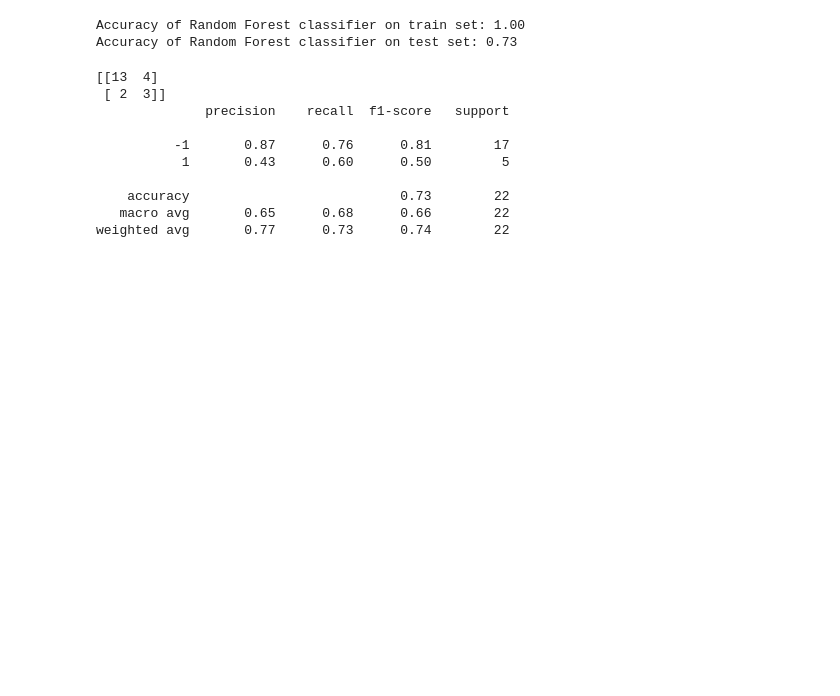
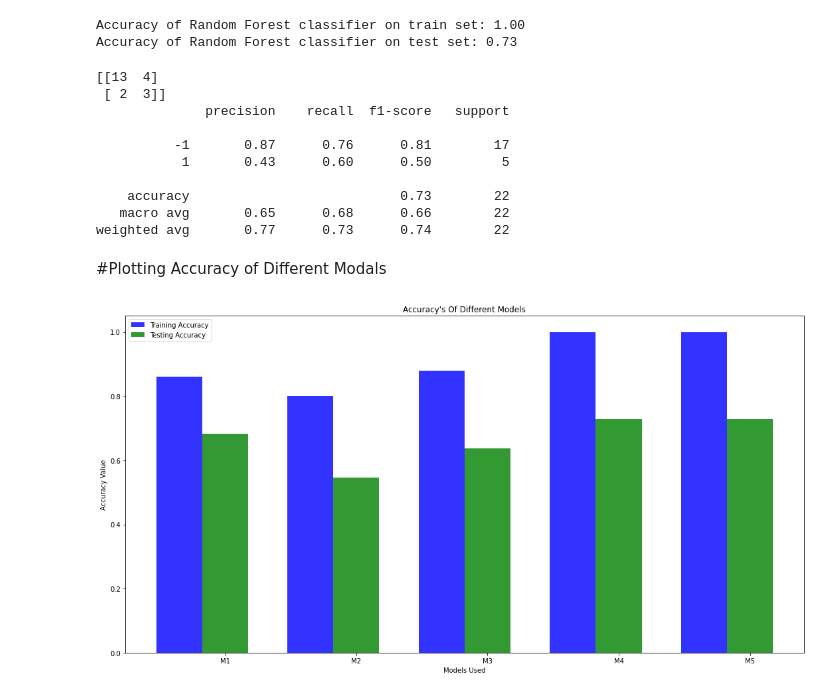
Before and after one commit to RhythemNagpal/leukemia_detector, a Jupyter notebook: leukemia_detector.ipynb, the cells around one changed output. Cells and saved outputs as stored; diff of their text form; code cells hidden in the pictures; blank space fills up the shorter version.

```diff
--- a/leukemia_detector.ipynb
+++ b/leukemia_detector.ipynb
@@ -140,7 +147,7 @@ Test set predictions:
 # %%
 print("Accuracy of SVM classifier on train set: %.2f"%accuracy_score(pred_train_svm,y_train))
 print("Accuracy of SVM classifier on test set: %.2f"%accuracy_score(pred_test_svm,y_test))
-acc[1][0]=accuracy_score(pred_train_svm,y_train)
+acc[0][1]=accuracy_score(pred_train_svm,y_train)
 acc[1][1]=accuracy_score(pred_test_svm,y_test)
 # %% [output]
 Accuracy of SVM classifier on train set: 0.80
@@ -183,8 +190,8 @@ Test set predictions:
 # %%
 print("Accuracy of KNearest Neighbour classifier on train set: %.2f"%accuracy_score(pred_train_knn,y_train))
 print("Accuracy of KNearest Neighbour classifier on test set: %.2f"%accuracy_score(pred_test_knn,y_test))
-acc[2][0]=accuracy_score(pred_train_knn,y_train)
-acc[2][1]=accuracy_score(pred_test_knn,y_test)
+acc[0][2]=accuracy_score(pred_train_knn,y_train)
+acc[1][2]=accuracy_score(pred_test_knn,y_test)
 # %% [output]
 Accuracy of KNearest Neighbour classifier on train set: 0.88
 Accuracy of KNearest Neighbour classifier on test set: 0.64
@@ -249,8 +256,8 @@ Test set predictions:
 # %%
 print("Accuracy of Decision Tree classifier on train set: %.2f"%accuracy_score(pred_train_dtree,y_train))
 print("Accuracy of Decision Tree classifier on test set: %.2f"%accuracy_score(pred_test_dtree,y_test))
-acc[3][0]=accuracy_score(pred_train_dtree,y_train)
-acc[3][1]=accuracy_score(pred_test_dtree,y_test)
+acc[0][3]=accuracy_score(pred_train_dtree,y_train)
+acc[1][3]=accuracy_score(pred_test_dtree,y_test)
 # %% [output]
 Accuracy of Decision Tree classifier on train set: 1.00
 Accuracy of Decision Tree classifier on test set: 0.73
@@ -297,8 +304,8 @@ Test set predictions:
 # %%
 print("Accuracy of Random Forest classifier on train set: %.2f"%accuracy_score(pred_train_forest,y_train))
 print("Accuracy of Random Forest classifier on test set: %.2f"%accuracy_score(pred_test_forest,y_test))
-acc[4][0]=accuracy_score(pred_train_forest,y_train)
-acc[4][1]=accuracy_score(pred_test_forest,y_test)
+acc[0][4]=accuracy_score(pred_train_forest,y_train)
+acc[1][4]=accuracy_score(pred_test_forest,y_test)
 # %% [output]
 Accuracy of Random Forest classifier on train set: 1.00
 Accuracy of Random Forest classifier on test set: 0.73
@@ -316,3 +323,36 @@ print(classification_report(y_test, pred_test_forest))
     accuracy                           0.73        22
    macro avg       0.65      0.68      0.66        22
 weighted avg       0.77      0.73      0.74        22
+# %% [markdown]
+#Plotting Accuracy of Different Modals
+# %%
+n_groups = 5
+acc_trn = acc[0]
+acc_tst = acc[1]
+
+# create plot
+plt.figure(figsize=(15,8))
+index = np.arange(n_groups)
+bar_width = 0.35
+opacity = 0.8
+
+rects1 = plt.bar(index, acc_trn, bar_width,
+alpha=opacity,
+color='b',
+label='Training Accuracy')
+
+rects2 = plt.bar(index + bar_width, acc_tst, bar_width,
+alpha=opacity,
+color='g',
+label='Testing Accuracy')
+
+plt.xlabel('Models Used')
+plt.ylabel('Accuracy Value')
+plt.title("Accuracy's Of Different Models")
+plt.xticks(index + bar_width, ('M1', 'M2', 'M3', 'M4','M5'))
+plt.legend()
+
+plt.tight_layout()
+plt.show()
+# %% [output]
+[figure, added]
```
Also changed, not shown: parts of 2 cells of this notebook.
